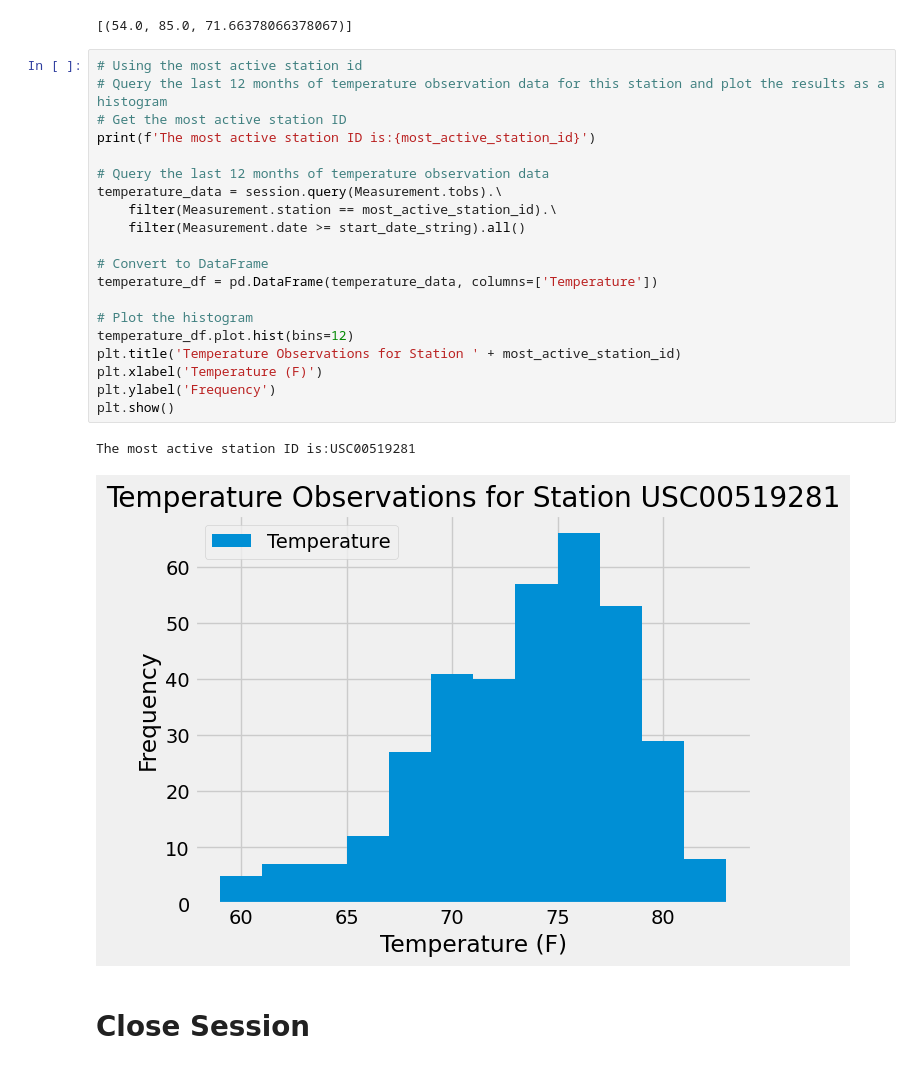
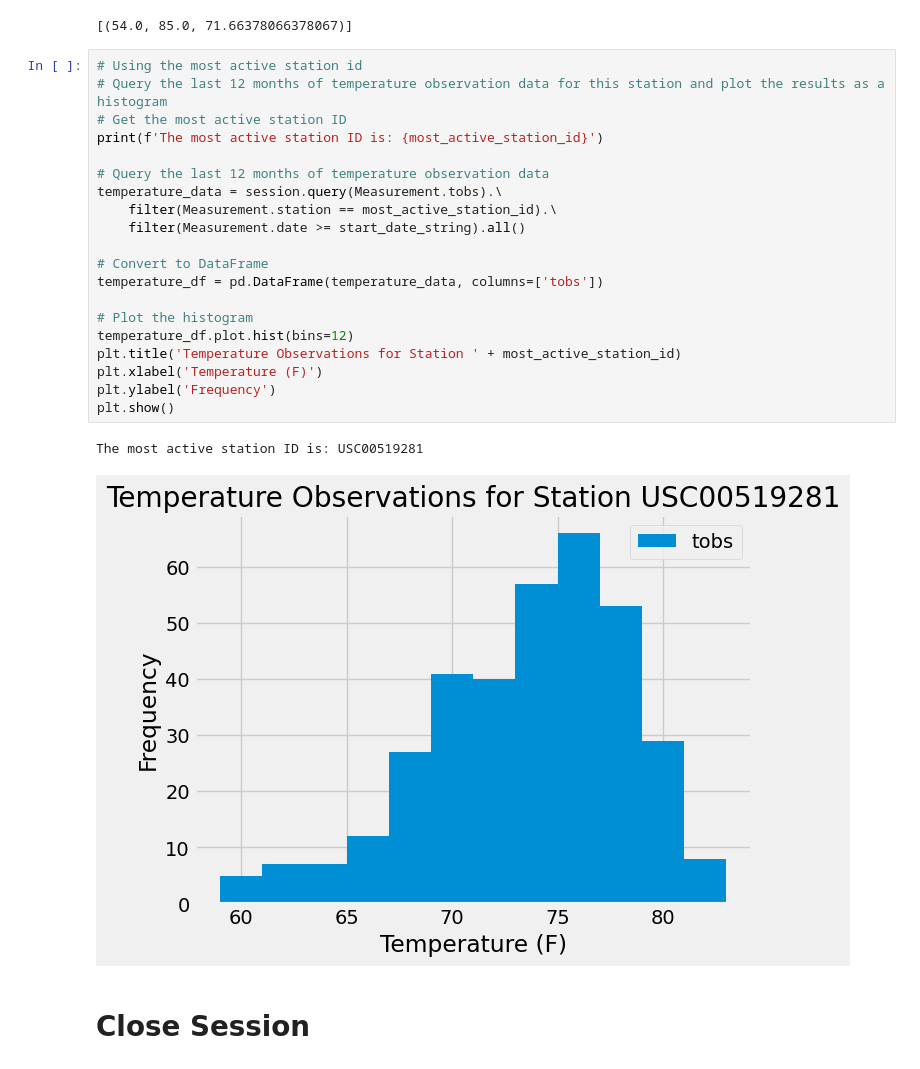
Before and after one commit to vincentpham/sqlalchemy-challenge, a Jupyter notebook: climate_starter.ipynb, the cells around one changed output. Drawn from its saved outputs; the diff is of its cells as text.

```diff
--- a/climate_starter.ipynb
+++ b/climate_starter.ipynb
@@ -133,26 +133,26 @@ temperature_stats
 # %%
 # Using the most active station id
 # Query the last 12 months of temperature observation data for this station and plot the results as a histogram
 # Get the most active station ID
-print(f'The most active station ID is:{most_active_station_id}')
+print(f'The most active station ID is: {most_active_station_id}')
 
 # Query the last 12 months of temperature observation data
 temperature_data = session.query(Measurement.tobs).\
     filter(Measurement.station == most_active_station_id).\
     filter(Measurement.date >= start_date_string).all()
 
 # Convert to DataFrame
-temperature_df = pd.DataFrame(temperature_data, columns=['Temperature'])
+temperature_df = pd.DataFrame(temperature_data, columns=['tobs'])
 
 # Plot the histogram
 temperature_df.plot.hist(bins=12)
 plt.title('Temperature Observations for Station ' + most_active_station_id)
 plt.xlabel('Temperature (F)')
 plt.ylabel('Frequency')
 plt.show()
 # %% [output]
-The most active station ID is:USC00519281
+The most active station ID is: USC00519281
-[figure, old version]
+[figure, new version]
 # %% [markdown]
 # Close Session
 # %%
```
